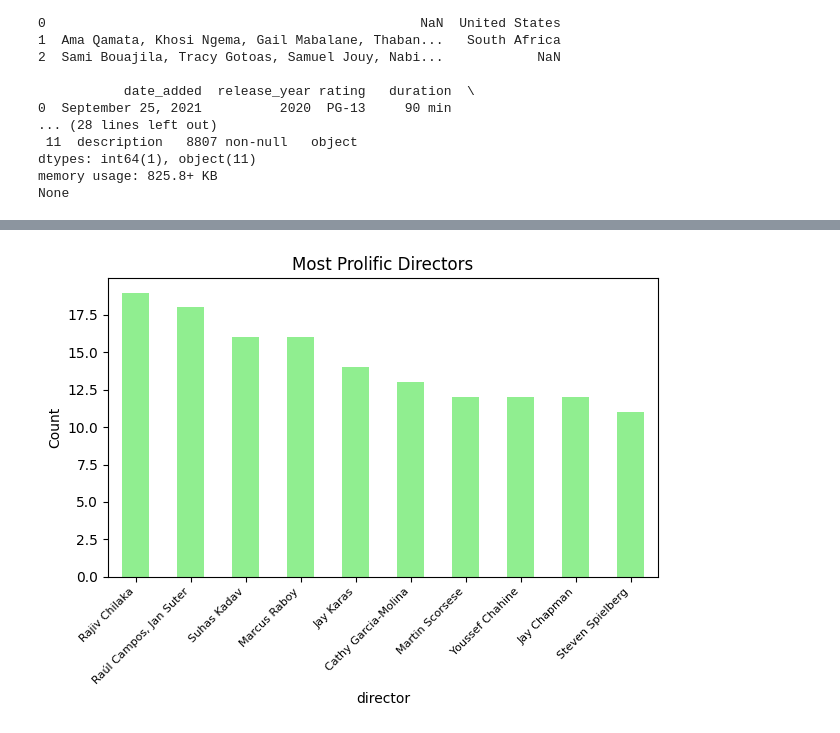
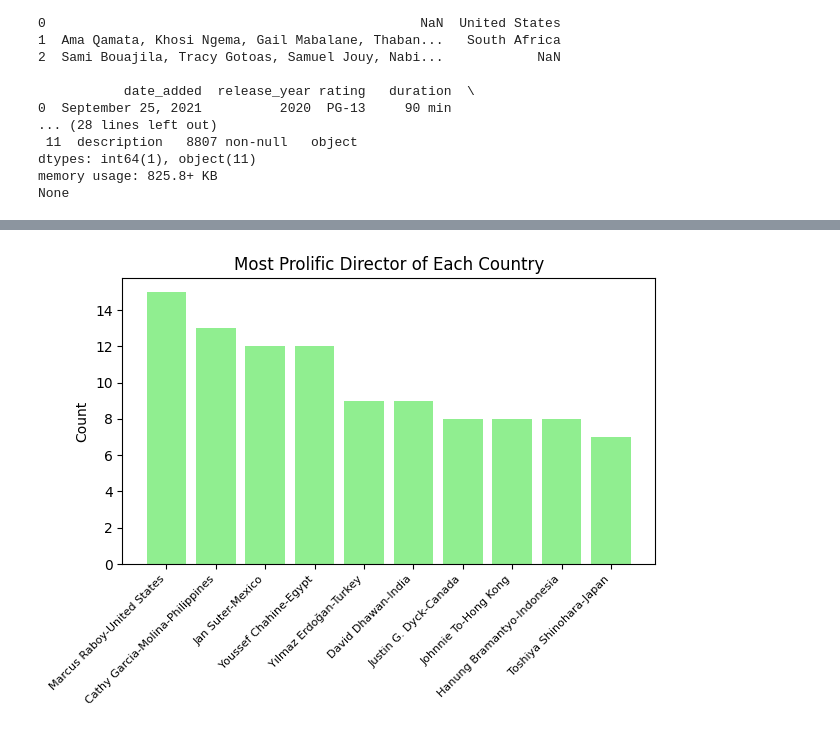
Before and after one commit to zdelk/netflix_eda, a Jupyter notebook: netflix_eda.ipynb, the cells around one changed output, grey strips where cells are left out. Drawn from its saved outputs; the diff is of its cells as text; code cells hidden in the pictures.

```diff
--- a/netflix_eda.ipynb
+++ b/netflix_eda.ipynb
@@ -51,19 +39,0 @@ df[df == 'Not Given'] = np.nan
-# %%
-# Q1.What are the most prevalent categories?
-# Some of the 'listed_in' have unneccessary keywords like 'TV' or 'Movies'
-# So we want to remove them and then split the strings into lists
-# to get a better picture of what categories are most popular across the two
-# media forms.
-
-# Removing Uneccessary Keywords
-substring_to_remove = ['TV', 'Shows', 'Movies', '\'']
-pattern = "|".join(substring_to_remove)
-df['listed_in'] = df['listed_in'].str.replace(pattern, "", regex=True)
-
-
-
-# Converting Categories to lists
-df['listed_in_list'] = df['listed_in'].str.split(',').apply(lambda x: [i.strip() for i in x])
-
-# # Checking if it worked
-# df['listed_in_list'].head()
@@ -137,12 +153,29 @@ cm_grouped.plot.pie(y='Total')
 # %%
 # - Who is/are the most prolific directors for each country?
+mask = df_clean['director_list'].notna() & df_clean['country_list'].notna()
+directors = df_clean.loc[mask, ['director_list','country_list']].copy()
+directors_exploded = directors.explode('director_list').explode('country_list')
+director_count = (
+    directors_exploded
+    .groupby(['director_list','country_list'])
+    .size()
+    .reset_index(name='count')
+)
 
-directors = df['director']
-top_10_dir = directors.value_counts()[:10]
-top_10_dir.plot.bar(color='lightgreen')
-plt.title('Most Prolific Directors')
+most_prolific = (
+    director_count
+    .sort_values('count', ascending=False)
+    .groupby('country_list')
+    .head(1)
+    .reset_index(drop=True)
+)
+top_10_directors = most_prolific.iloc[:10,:].copy()
+top_10_directors['name_country'] = top_10_directors['director_list'] + '-' + top_10_directors['country_list']
+
+plt.bar(x=top_10_directors['name_country'], height=top_10_directors['count'], color='lightgreen')
+plt.title('Most Prolific Director of Each Country')
 plt.ylabel('Count')
 plt.xticks(rotation=45, ha='right', fontsize = 8)
 plt.tight_layout()
 # %% [output]
-[figure, old version]
+[figure, new version]
```
Also changed, not shown: parts of 25 cells of this notebook, 3 other files.
